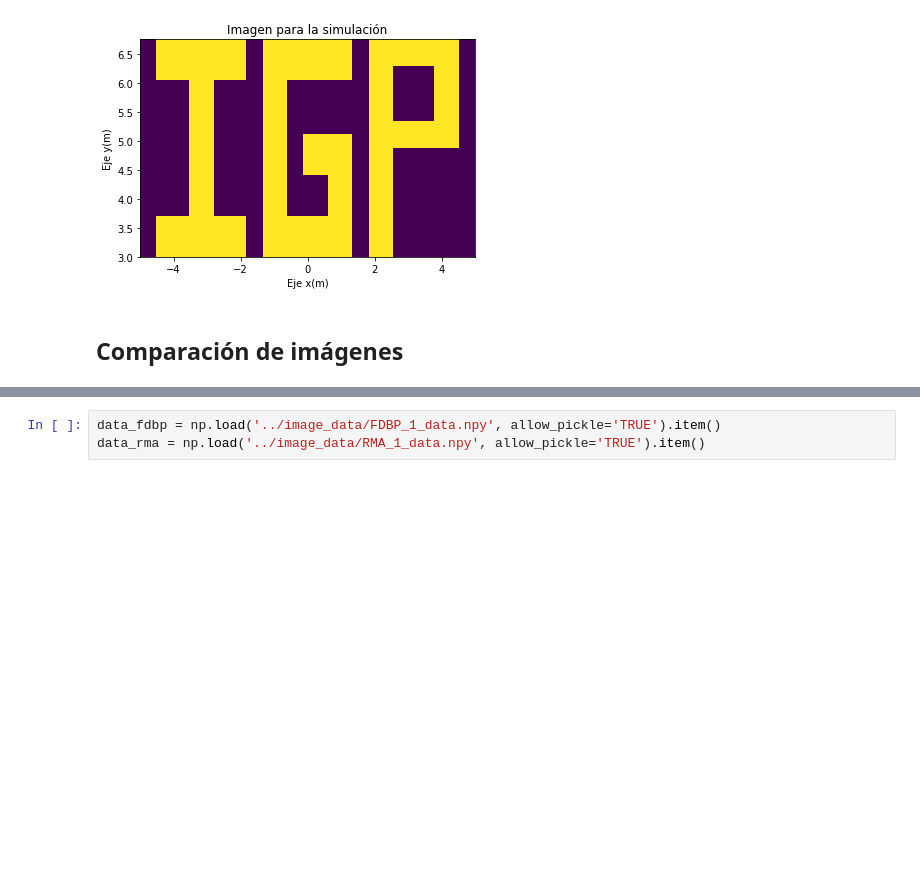
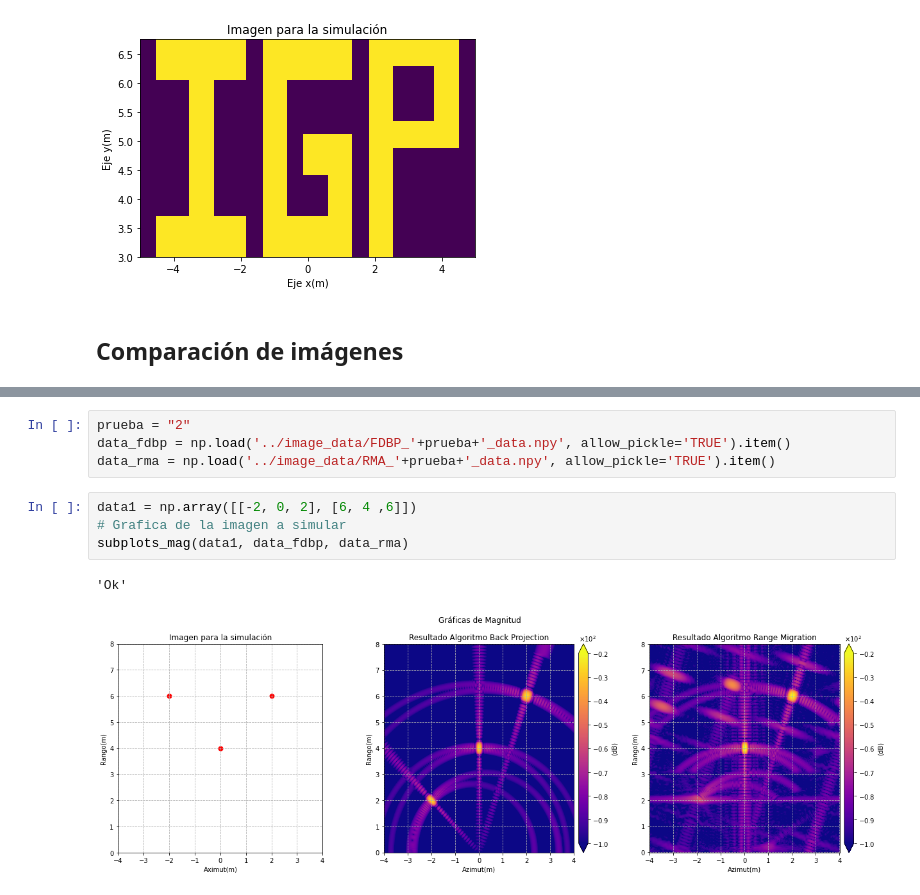
Before and after one commit to DPR00/GBSAR_Angle_Imaging_Algorithms, a Jupyter notebook: Simulation/Main/tests.ipynb, the cells around one changed output, grey strips where cells are left out. Drawn from its saved outputs; the diff is of its cells as text; blank space fills up the shorter version.

```diff
--- a/Simulation/Main/tests.ipynb
+++ b/Simulation/Main/tests.ipynb
@@ -209,3 +333,11 @@ def subplots_mag(data1, data2, data3, x_min=None, x_max=None, y_min=None, y_max=
 # %%
-data_fdbp = np.load('../image_data/FDBP_1_data.npy', allow_pickle='TRUE').item()
-data_rma = np.load('../image_data/RMA_1_data.npy', allow_pickle='TRUE').item()
+prueba = "2"
+data_fdbp = np.load('../image_data/FDBP_'+prueba+'_data.npy', allow_pickle='TRUE').item()
+data_rma = np.load('../image_data/RMA_'+prueba+'_data.npy', allow_pickle='TRUE').item()
+# %%
+data1 = np.array([[-2, 0, 2], [6, 4 ,6]])
+# Grafica de la imagen a simular
+subplots_mag(data1, data_fdbp, data_rma)
+# %% [output]
+'Ok'
+[figure, added]
```
Also changed, not shown: parts of 15 cells of this notebook, 14 other files.
